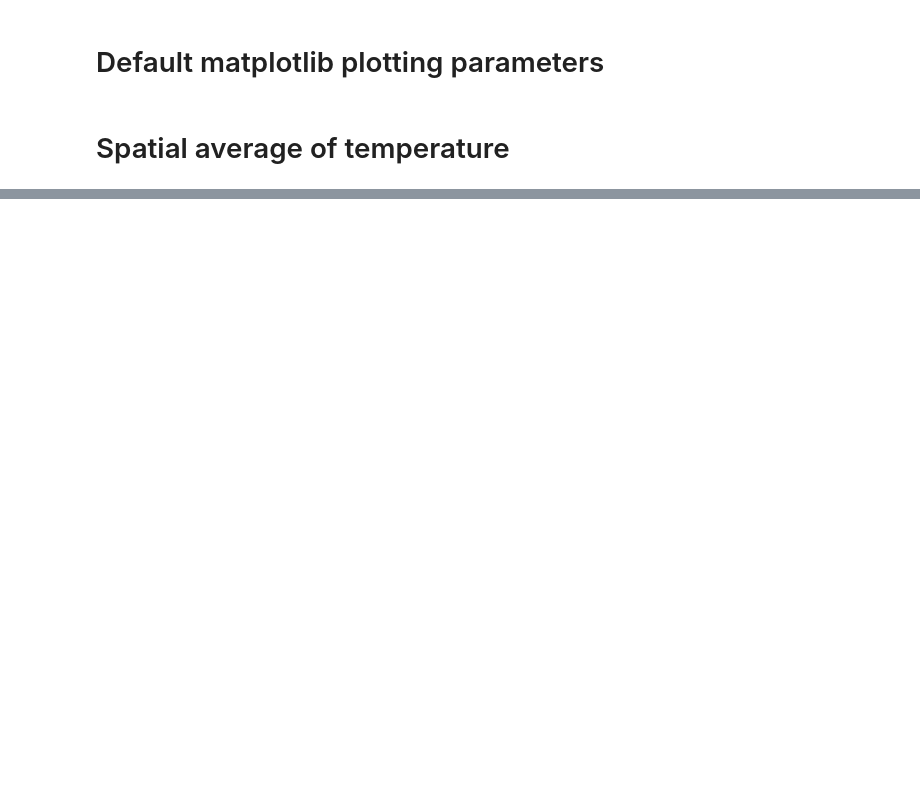
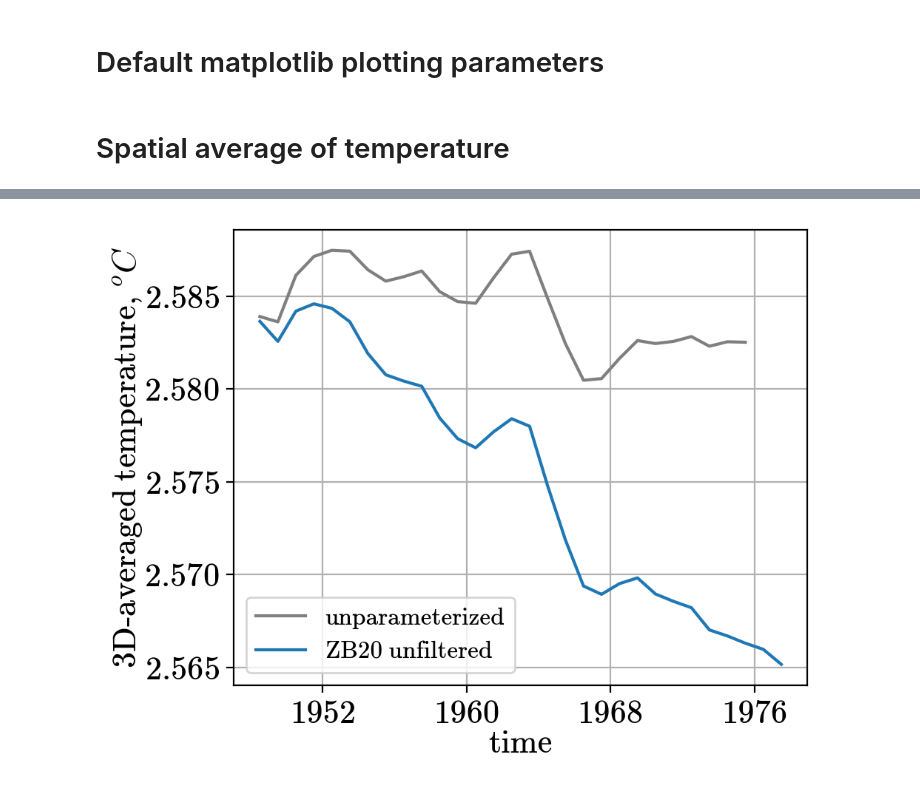
Before and after one commit to m2lines/Analysis-of-global-ocean-simulations-OM4, a Jupyter notebook: simple_notebooks/mean_temperature.ipynb, the cells around one changed output, grey strips where cells are left out. Drawn from its saved outputs; the diff is of its cells as text; code cells hidden in the pictures; blank space fills up the shorter version.

```diff
--- a/simple_notebooks/mean_temperature.ipynb
+++ b/simple_notebooks/mean_temperature.ipynb
@@ -121,0 +159,9 @@ plt.savefig('thetao-global.pdf')
+# %%
+plt.figure(figsize=(5,4), dpi=200)
+(om4_long.integrate('z_l') / om4_long.z_l.max()).plot(color='tab:gray', label='unparameterized')
+(zb20_long.integrate('z_l') / om4_long.z_l.max()).plot(color='tab:blue', label='ZB20 unfiltered')
+plt.legend(fontsize=12)
+plt.ylabel('3D-averaged temperature, $^oC$')
+plt.grid()
+# %% [output]
+[figure, added]
```
Also changed, not shown: parts of 13 cells of this notebook, 4 other files.
